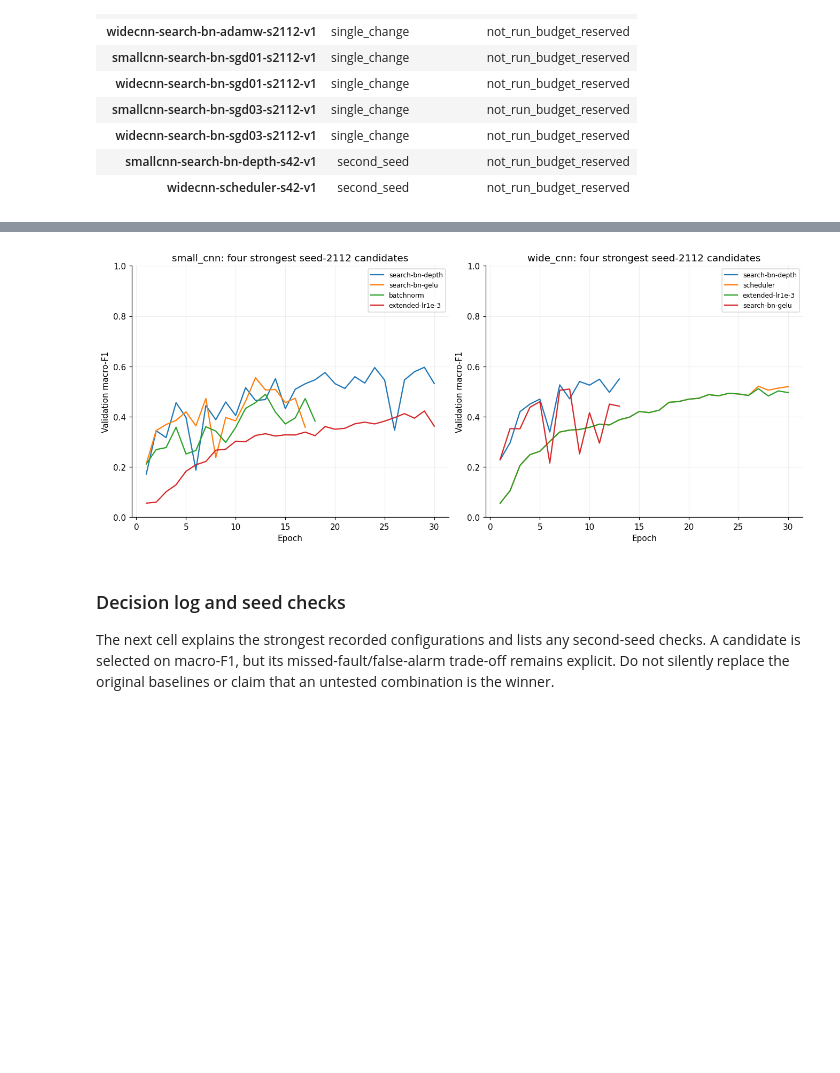
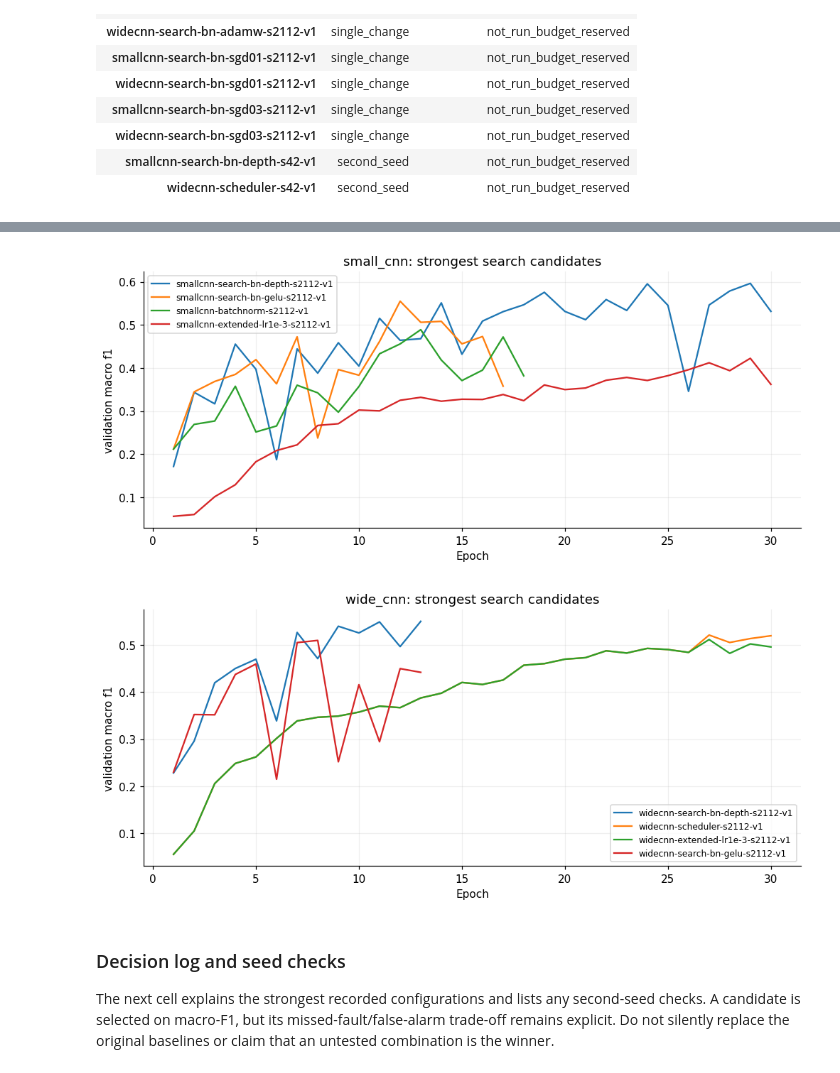
Before and after one commit to tw84794-sys/ENGG2112_PV_Fault_Classification, a Jupyter notebook: notebooks/02_baseline_experiments.ipynb, the cells around one changed output, grey strips where cells are left out. Saved outputs shown, nothing was run; the diff lists cells and outputs as text; code cells hidden in the pictures; blank space fills up the shorter version.

```diff
--- a/notebooks/02_baseline_experiments.ipynb
+++ b/notebooks/02_baseline_experiments.ipynb
@@ -512,20 +487,8 @@ else:
 |  | scheduler | 0.7011 | 0.5209 | 0.0095 | 287 | 181 | ... |
 # %%
 if ablation_experiments:
-    fig, axes = plt.subplots(2, 2, figsize=(12, 8), layout="constrained")
-    for row, model in enumerate(("small_cnn", "wide_cnn")):
-        arms = [("Control", controls[model])] + [(item["variant"], item) for item in ablation_experiments if item["model"] == model]
-        for label, item in arms:
-            history = item["history"]
-            epochs = [entry["epoch"] for entry in history]
-            line = axes[row, 0].plot(epochs, [entry["validation_macro_f1"] for entry in history], label=label)[0]
-            axes[row, 1].step(epochs, [entry.get("learning_rate", 0.001) for entry in history],
-                              where="post", label=label, color=line.get_color())
-        axes[row, 0].set(title=f"{model}: validation macro-F1", xlabel="Epoch", ylabel="Macro-F1", ylim=(0, 1))
-        axes[row, 1].set(title=f"{model}: rate used during each epoch", xlabel="Epoch", ylabel="Learning rate")
-        axes[row, 1].set_yscale("log")
-        for ax in axes[row]:
-            ax.grid(alpha=0.2)
-            ax.legend()
-    plt.show()
+    for model in ("small_cnn", "wide_cnn"):
+        arms = [controls[model]] + [r for r in ablation_experiments if r["model"] == model]
+        learning_curves(arms, title=f"{model}: scheduler and BatchNorm",
+                        labels=["Control"] + [r["variant"] for r in arms[1:]])
 # %% [output]
@@ -621,40 +585,33 @@ Snapshot updated (UTC): 2026-10-23T05:38:24.471454+00:00
 # %%
 if search_experiments:
     # Compare the best development candidate from each architecture with its original control.
     primary_best = {model: max((item for item in search_experiments
                                 if item["model"] == model and item["seed"] == 2112),
                                key=lambda item: item["metrics"]["macro_f1"])
                     for model in ("small_cnn", "wide_cnn")}
     summary_rows = []
     for model, item in primary_best.items():
         control = next(entry for entry in experiments if entry["model"] == model and entry["learning_rate"] == 0.001)
         for kind, result in (("Original 30-epoch control", control), ("Best search candidate (selected on validation)", item)):
             metrics = result["metrics"]
             summary_rows.append({"Model": model, "Role": kind, "Run": result["run_id"],
                                  "Macro-F1": metrics["macro_f1"], "Accuracy": metrics["accuracy"],
                                  "Faults called normal": metrics["faults_called_normal"],
                                  "Normal false alarms": metrics["normal_called_fault"]})
     display(pd.DataFrame(summary_rows).set_index(["Model", "Role"]).round(4))
-    fig, axes = plt.subplots(1, 2, figsize=(12, 5), layout="constrained")
-    for ax, model in zip(axes, ("small_cnn", "wide_cnn")):
-        candidates = [item for item in search_experiments if item["model"] == model and item["seed"] == 2112]
-        candidates = sorted(candidates, key=lambda item: item["metrics"]["macro_f1"], reverse=True)[:4]
-        for item in candidates:
-            history = item["history"]
-            label = item["run_id"].split("cnn-", 1)[1].rsplit("-s", 1)[0]
-            ax.plot([e["epoch"] for e in history], [e["validation_macro_f1"] for e in history], label=label)
-        ax.set(title=f"{model}: four strongest seed-2112 candidates", xlabel="Epoch", ylabel="Validation macro-F1", ylim=(0, 1))
-        ax.legend(fontsize=8)
-        ax.grid(alpha=0.2)
-    plt.show()
+    for model in ("small_cnn", "wide_cnn"):
+        candidates = sorted([r for r in search_experiments if r["model"] == model and r["seed"] == 2112],
+                            key=lambda r: r["metrics"]["macro_f1"], reverse=True)[:4]
+        learning_curves(candidates, title=f"{model}: strongest search candidates")
 # %% [output]
 |  |  | Run | Macro-F1 | Accuracy | Faults called normal | Normal false alarms |
 | Model | Role |  |  |  |  |  |
 | small_cnn | Original 30-epoch control | smallcnn-extended-lr1e-3-s2112-v1 | 0.4224 | 0.6412 | 343 | 245 |
 |  | Best search candidate (selected o... | smallcnn-search-bn-depth-s2112-v1 | 0.5964 | 0.7413 | 82 | 240 |
 | wide_cnn | Original 30-epoch control | widecnn-extended-lr1e-3-s2112-v1 | 0.5114 | 0.6914 | 258 | 199 |
 |  | Best search candidate (selected o... | widecnn-search-bn-depth-s2112-v1 | 0.5500 | 0.7313 | 149 | 179 |
-[figure, old version]
+[figure, new version]
+[figure, added]
 # %% [markdown]
 ### Decision log and seed checks
 
```
Also changed, not shown: parts of 8 cells of this notebook, 58 other files.
